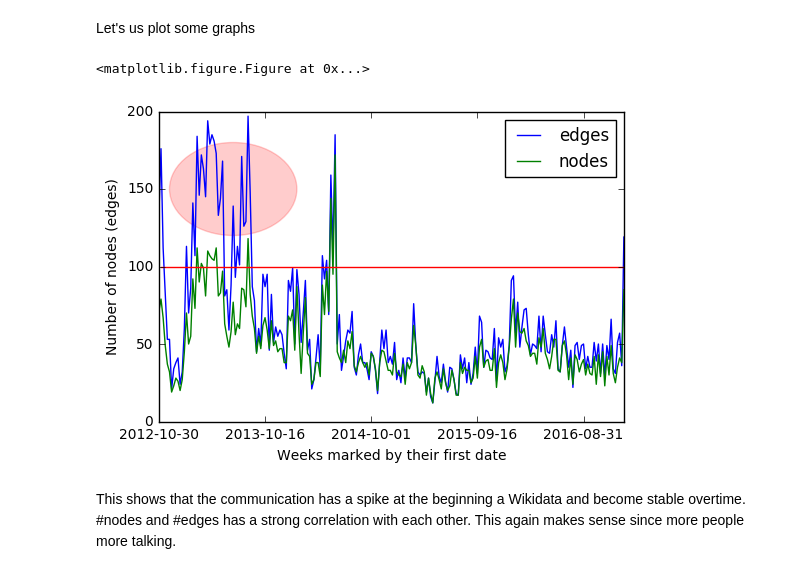
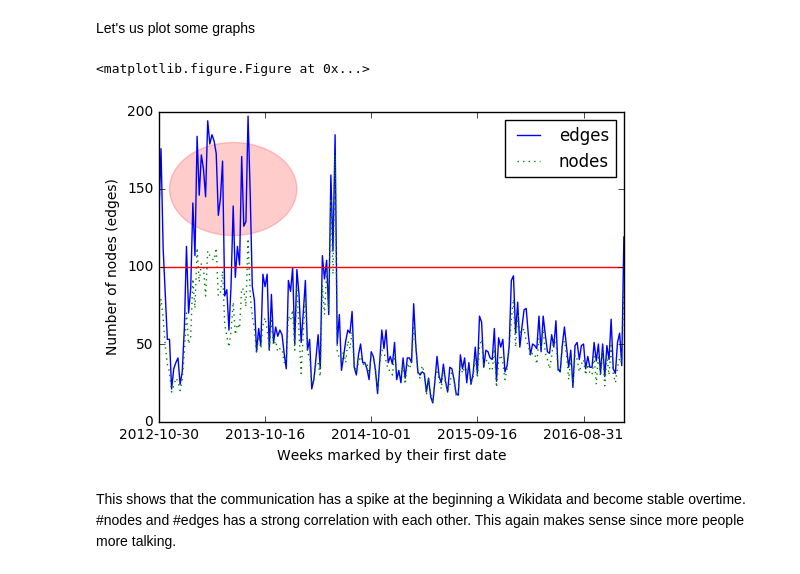
Before and after one commit to totucuong/wikidata, a Jupyter notebook: python/wikidatanetworkanalysis.ipynb, the cells around one changed output. Cells and saved outputs as stored; diff of their text form; code cells hidden in the pictures.

```diff
--- a/python/wikidatanetworkanalysis.ipynb
+++ b/python/wikidatanetworkanalysis.ipynb
@@ -420,20 +416,25 @@ df
 Let's us plot some graphs
 # %%
 plt.figure()
-df.plot()
-plt.legend(loc="best")
+
+# plot time series
+df.plot(kind="line", style=['-', ':'])
+
+# drawing red line
 x=[1,220]
 y=[100,100]
 plt.plot(x,y,'-')
+
+# drawing circle
 circle1=plt.Circle((35,150),30, color='r', alpha=0.2)
 plt.gcf().gca().add_artist(circle1)
 plt.ylabel("Number of nodes (edges)")
 plt.xlabel("Weeks marked by their first date")
 plt.savefig("../data/wtp-networks/timeseries_nodes_edges.pdf")
 plt.show()
 # %% [output]
 <matplotlib.figure.Figure at 0x...>
-[figure, old version]
+[figure, new version]
 # %% [markdown]
 This shows that the communication has a spike at the beginning a Wikidata and become stable overtime. #nodes and #edges has a strong correlation with each other. This again makes sense since more people more talking.
 # %% [markdown]
```
Also changed, not shown: parts of 8 cells of this notebook, 3 other files.
